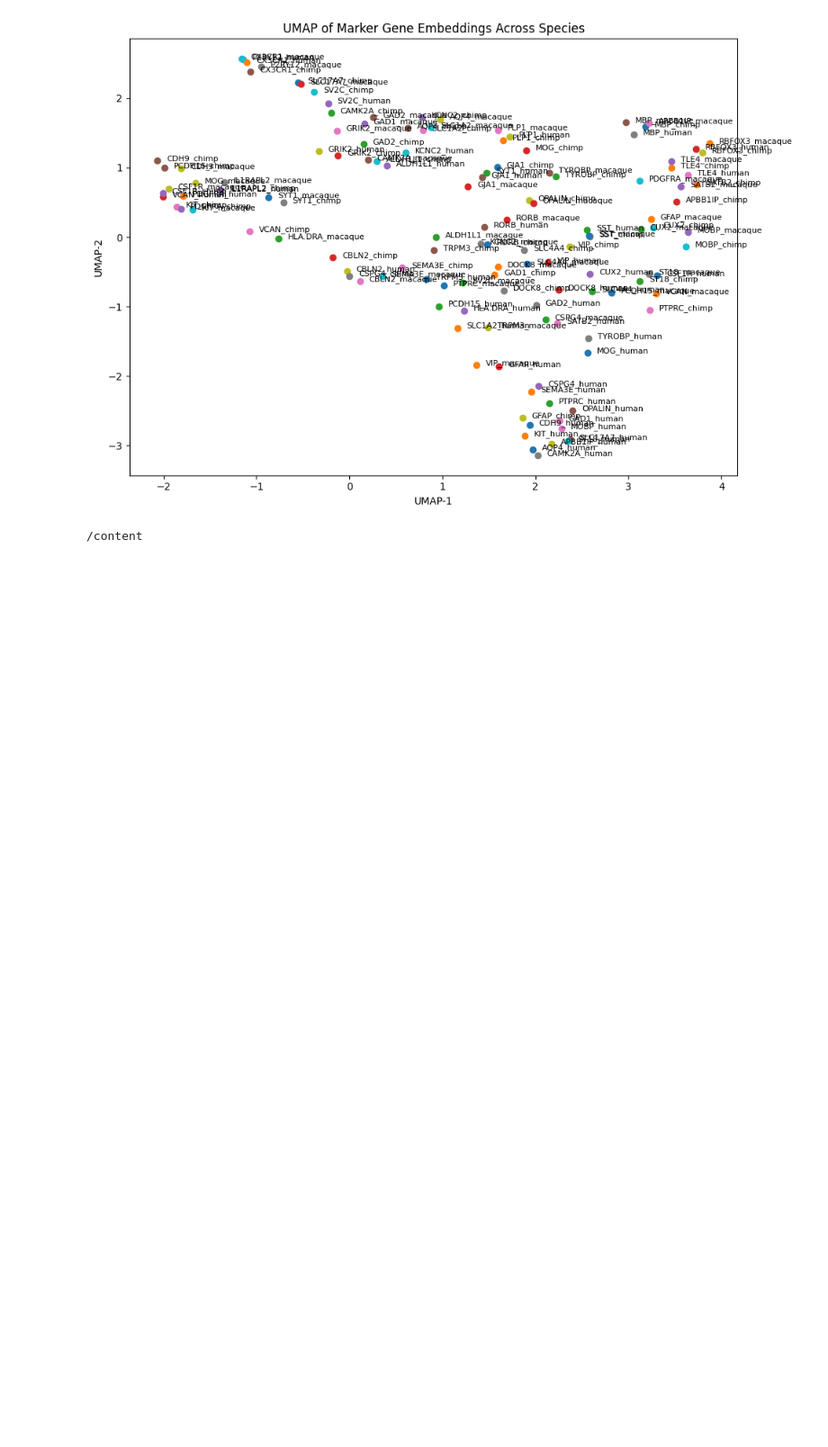
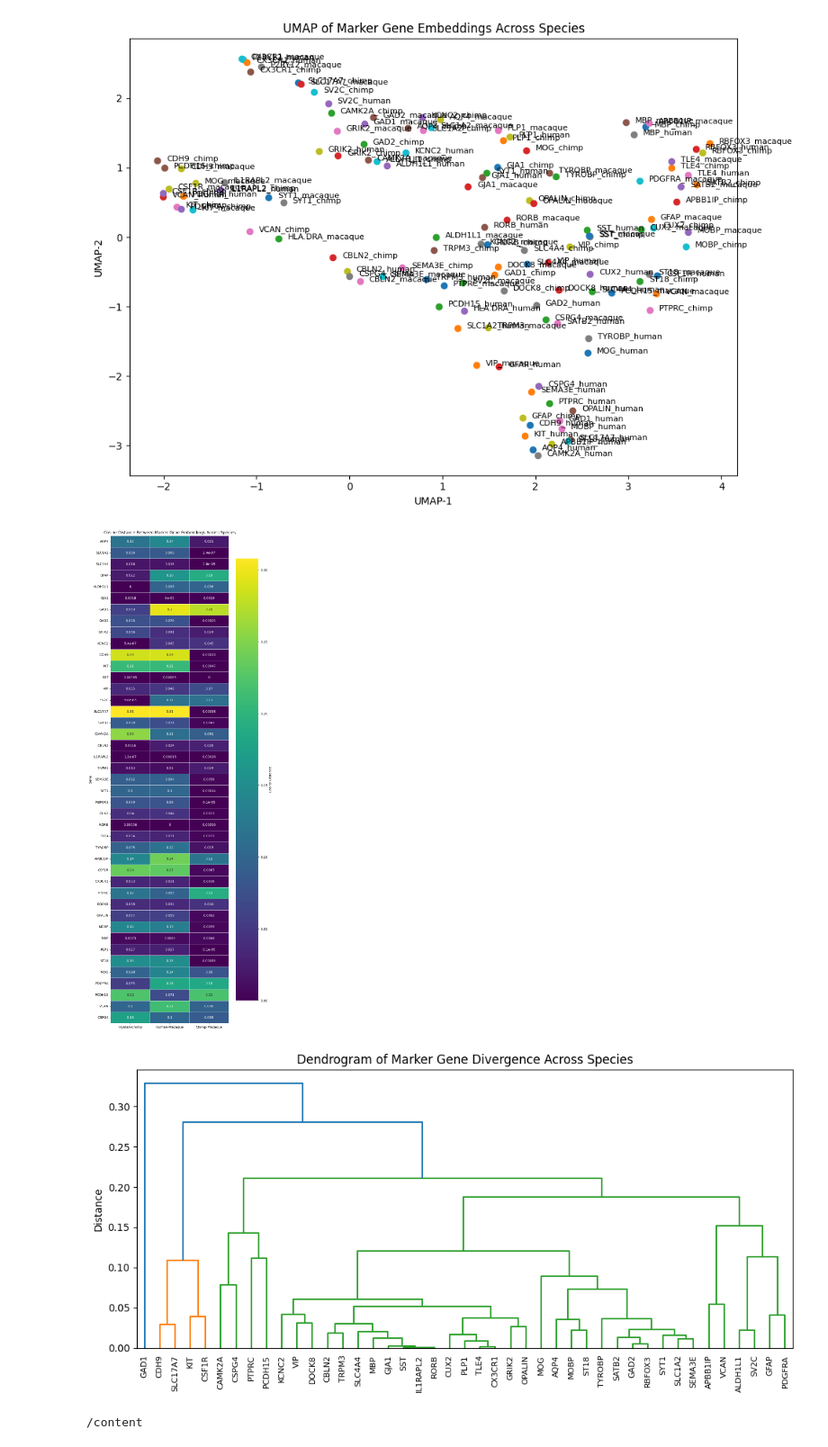
Before and after one commit to dmj6288/ESM_ProteinPred, a Jupyter notebook: ESM1b_comparativeProteomics.ipynb, the cells around one changed output. Shown at 90% size. Cells and saved outputs as stored; diff of their text form; code cells hidden in the pictures; blank space fills up the shorter version.

```diff
--- a/ESM1b_comparativeProteomics.ipynb
+++ b/ESM1b_comparativeProteomics.ipynb
@@ -135,6 +139,26 @@ plt.tight_layout()
 plt.show()
 # %% [output]
 [figure]
+# %%
+# === 6. Heatmap of Cosine Distances ===
+heatmap_df = df_diff.set_index("Gene").dropna()
+plt.figure(figsize=(8, len(heatmap_df) * 0.5))  # Adjust cell height
+sns.heatmap(heatmap_df, annot=True, cmap="viridis", linewidths=0.5, cbar_kws={'label': 'Cosine Distance'})
+plt.title("Cosine Distance Between Marker Gene Embeddings Across Species")
+plt.tight_layout()
+plt.show()
+
+# === 7. Dendrogram for hierarchical clustering ===
+linkage_matrix = linkage(heatmap_df, method='average')
+plt.figure(figsize=(10, 5))
+dendrogram(linkage_matrix, labels=heatmap_df.index.tolist(), leaf_rotation=90)
+plt.title("Dendrogram of Marker Gene Divergence Across Species")
+plt.ylabel("Distance")
+plt.tight_layout()
+plt.show()
+# %% [output]
+[figure, added]
+[figure, added]
 # %%
 !git config --global user.email "dennis00@ucsb.edu"
 !git config --global user.name "Dennis"
```
Also changed, not shown: parts of 1 cell of this notebook.
